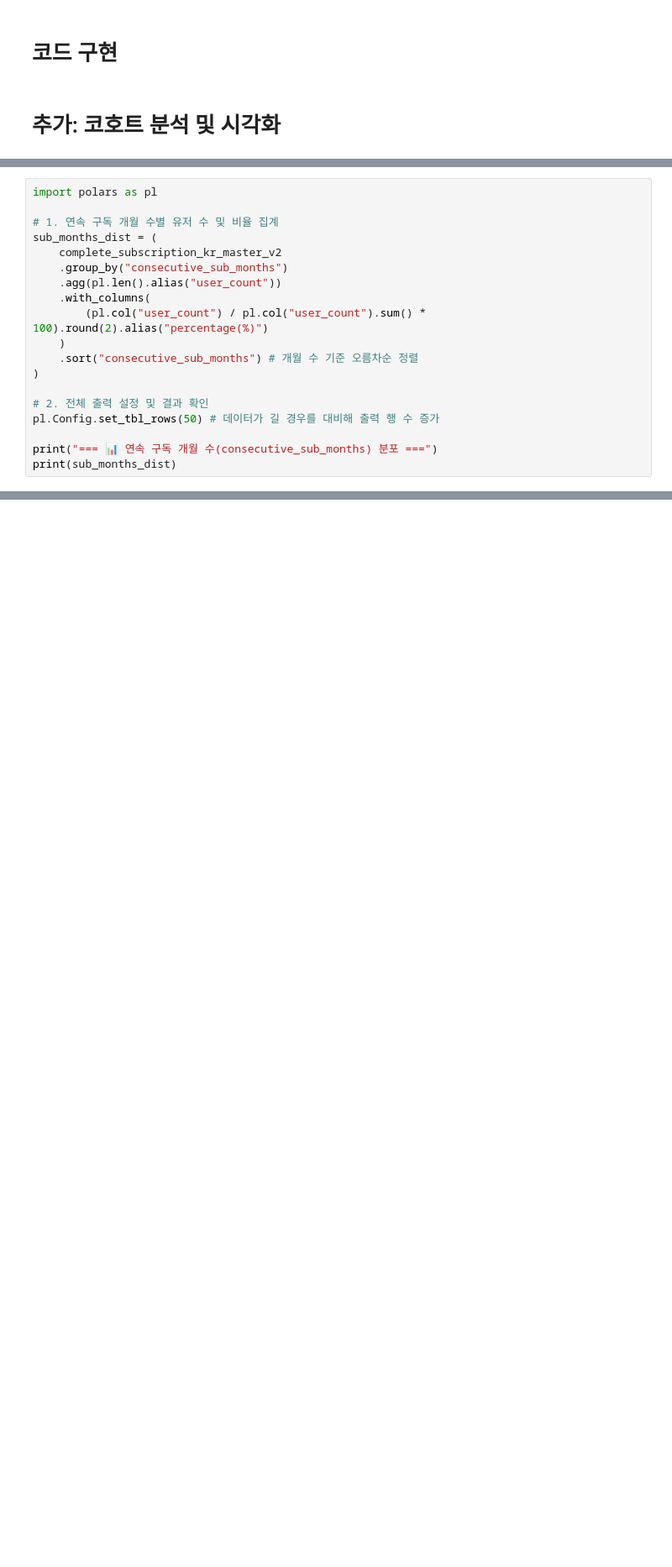
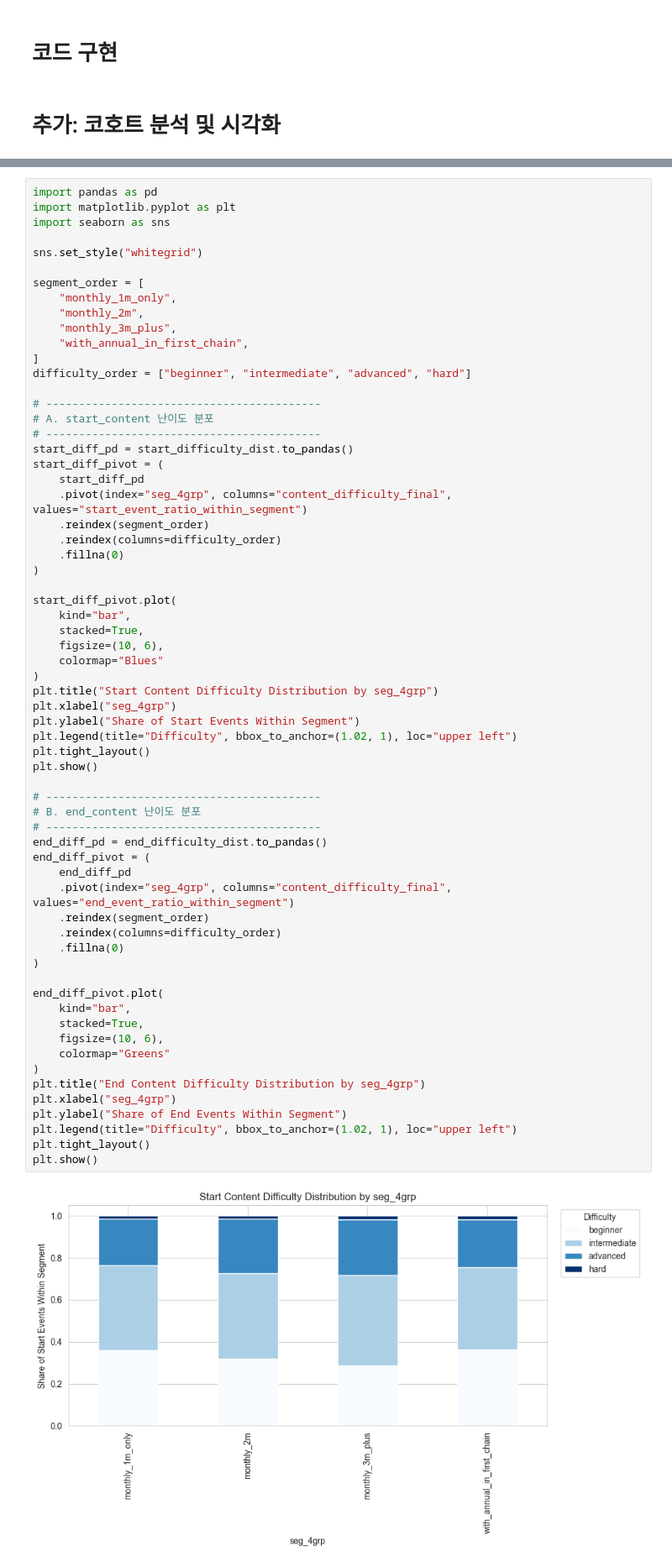
Before and after one commit to tecet1/midproject1, a Jupyter notebook: EDA/topic2_eda_modified.ipynb, the cells around one changed output, grey strips where cells are left out. Shown at 84% size. Cells and saved outputs as stored; diff of their text form; blank space fills up the shorter version.

```diff
--- a/EDA/topic2_eda_modified.ipynb
+++ b/EDA/topic2_eda_modified.ipynb
@@ -3588,19 +3149,0 @@ shape: (2, 3)
-# %%
-import polars as pl
-
-# 1. 연속 구독 개월 수별 유저 수 및 비율 집계
-sub_months_dist = (
-    complete_subscription_kr_master_v2
-    .group_by("consecutive_sub_months")
-    .agg(pl.len().alias("user_count"))
-    .with_columns(
-        (pl.col("user_count") / pl.col("user_count").sum() * 100).round(2).alias("percentage(%)")
-    )
-    .sort("consecutive_sub_months") # 개월 수 기준 오름차순 정렬
-)
-
-# 2. 전체 출력 설정 및 결과 확인
-pl.Config.set_tbl_rows(50) # 데이터가 길 경우를 대비해 출력 행 수 증가
-
-print("=== 📊 연속 구독 개월 수(consecutive_sub_months) 분포 ===")
-print(sub_months_dist)
@@ -3744,0 +3950,66 @@ print(f"총 {complete_subscription_kr_master_v3.shape[0]}행의 데이터가 저
+# %%
+import pandas as pd
+import matplotlib.pyplot as plt
+import seaborn as sns
+
+sns.set_style("whitegrid")
+
+segment_order = [
+    "monthly_1m_only",
+    "monthly_2m",
+    "monthly_3m_plus",
+    "with_annual_in_first_chain",
+]
+difficulty_order = ["beginner", "intermediate", "advanced", "hard"]
+
+# ------------------------------------------
+# A. start_content 난이도 분포
+# ------------------------------------------
+start_diff_pd = start_difficulty_dist.to_pandas()
+start_diff_pivot = (
+    start_diff_pd
+    .pivot(index="seg_4grp", columns="content_difficulty_final", values="start_event_ratio_within_segment")
+    .reindex(segment_order)
+    .reindex(columns=difficulty_order)
+    .fillna(0)
+)
+
+start_diff_pivot.plot(
+    kind="bar",
+    stacked=True,
+    figsize=(10, 6),
+    colormap="Blues"
+)
+plt.title("Start Content Difficulty Distribution by seg_4grp")
+plt.xlabel("seg_4grp")
+plt.ylabel("Share of Start Events Within Segment")
+plt.legend(title="Difficulty", bbox_to_anchor=(1.02, 1), loc="upper left")
+plt.tight_layout()
+plt.show()
+
+# ------------------------------------------
+# B. end_content 난이도 분포
+# ------------------------------------------
+end_diff_pd = end_difficulty_dist.to_pandas()
+end_diff_pivot = (
+    end_diff_pd
+    .pivot(index="seg_4grp", columns="content_difficulty_final", values="end_event_ratio_within_segment")
+    .reindex(segment_order)
+    .reindex(columns=difficulty_order)
+    .fillna(0)
+)
+
+end_diff_pivot.plot(
+    kind="bar",
+    stacked=True,
+    figsize=(10, 6),
+    colormap="Greens"
+)
+plt.title("End Content Difficulty Distribution by seg_4grp")
+plt.xlabel("seg_4grp")
+plt.ylabel("Share of End Events Within Segment")
+plt.legend(title="Difficulty", bbox_to_anchor=(1.02, 1), loc="upper left")
+plt.tight_layout()
+plt.show()
+# %% [output]
+[figure, added]
```
Also changed, not shown: parts of 74 cells of this notebook, 10 other files.
